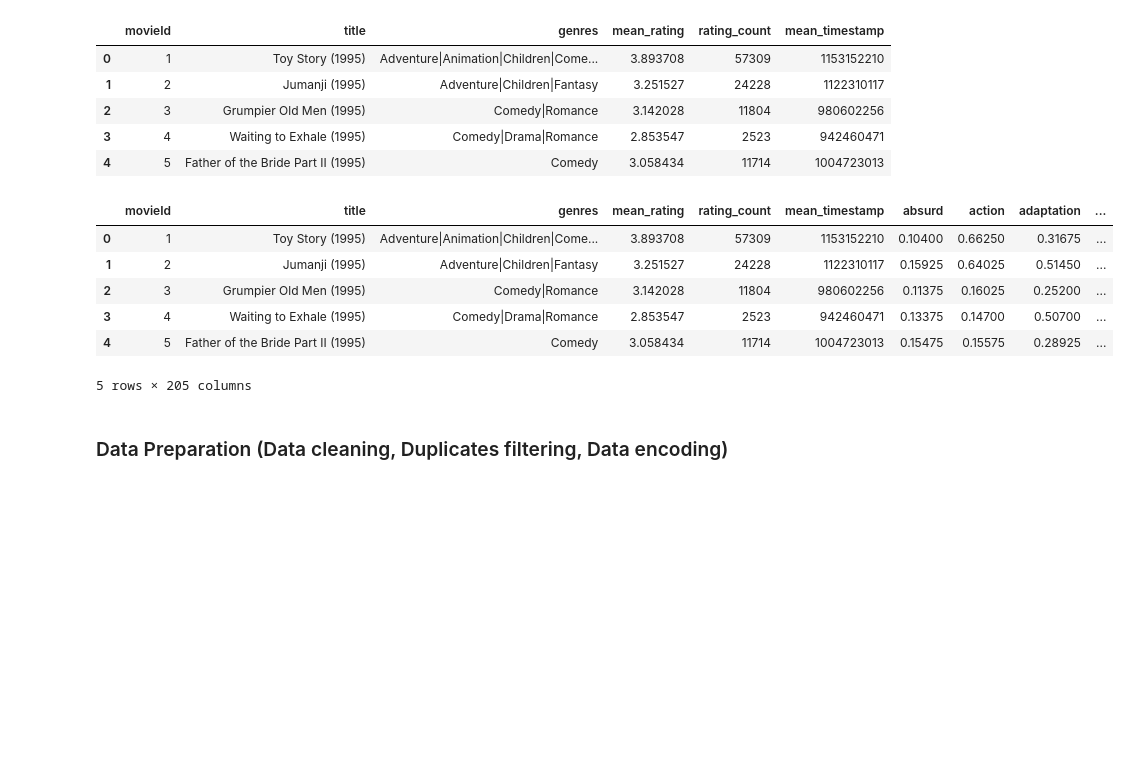
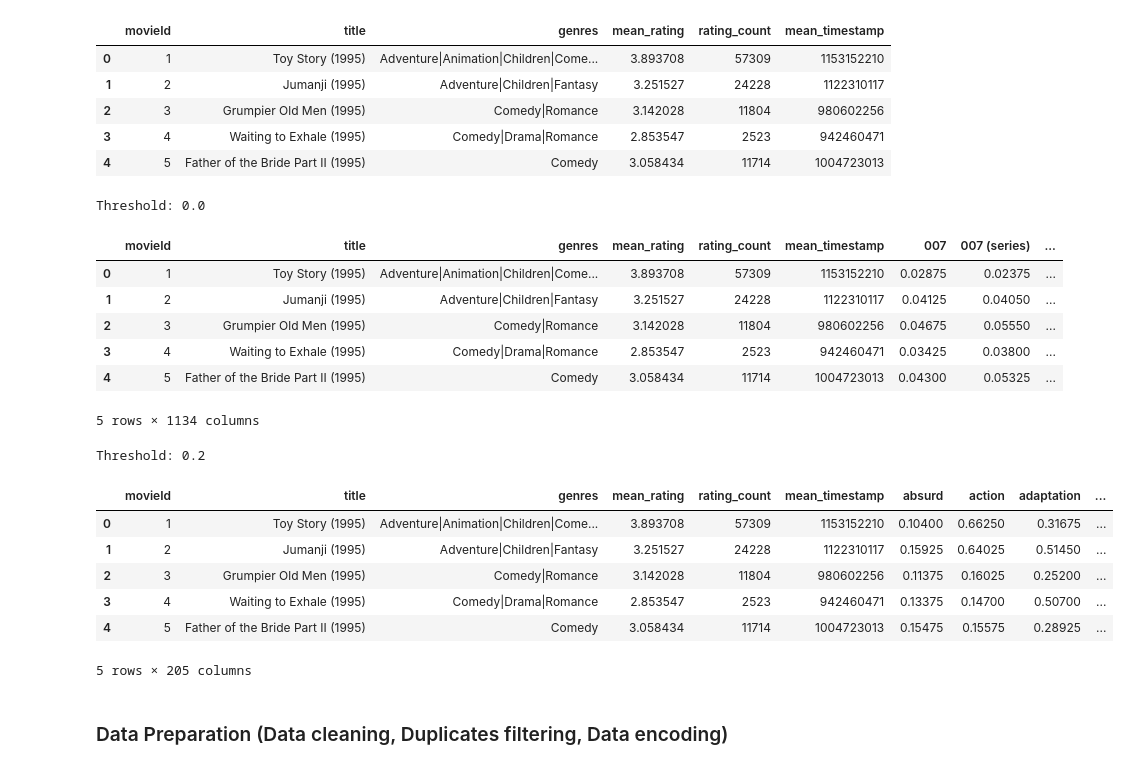
Before and after one commit to nicolopizzo/data-analytics, a Jupyter notebook: analysis.ipynb, the cells around one changed output. Saved outputs shown, nothing was run; the diff lists cells and outputs as text; code cells hidden in the pictures; blank space fills up the shorter version.

Commit message:
Tested different datasets

```diff
--- a/analysis.ipynb
+++ b/analysis.ipynb
@@ -32,6 +32,9 @@ from pytorch_tabular import TabularModel
 from pytorch_tabular.models import CategoryEmbeddingModelConfig
 from pytorch_tabular.config import DataConfig, OptimizerConfig, TrainerConfig, ExperimentConfig
 from pytorch_tabular.models.common.heads import LinearHeadConfig
+# %%
+# test different datasets
+datasets = []
 # %% [markdown]
 ## Data Acquisition
 ##### Flat Acquisition using csv files
@@ -108,31 +111,47 @@ display(df.head())
 | 2 | 3 | Grumpier Old Men (1995) | Comedy|Romance | 3.142028 | 11804 | 980602256 |
 | 3 | 4 | Waiting to Exhale (1995) | Comedy|Drama|Romance | 2.853547 | 2523 | 942460471 |
 | 4 | 5 | Father of the Bride Part II (1995) | Comedy | 3.058434 | 11714 | 1004723013 |
+# %%
+datasets.append({'transform': 'None', 'threshold': 'None', 'year': False, 'tags': True, 'genres': True, 'data': df})
 # %%
 # Group by tagId and compute mean relevance
 mean_relevance = genome_scores.groupby('tagId').mean()['relevance']
 
 # Filter out tags with low mean relevance
-# TODO - test with different thresholds like 0.0, 0.1, 0.2, 0.3, ...
-threshold = 0.2
-good_tags = mean_relevance.where(mean_relevance > threshold).dropna().index
-genome_scores_2 = genome_scores[genome_scores['tagId'].isin(good_tags)]
+# TODO - test with different thresholds like 0.0, 0.2
+for threshold in [0.0, 0.2]:
+    good_tags = mean_relevance.where(mean_relevance > threshold).dropna().index
+    genome_scores_2 = genome_scores[genome_scores['tagId'].isin(good_tags)]
 
-# Merge movies with genome scores
-genome_scores_2['tag'] = genome_scores_2['tagId'].map(genome_tags.set_index('tagId')['tag'].to_dict())
-genome_table = genome_scores_2.pivot_table(index='movieId', columns='tag', values='relevance')
+    # Merge movies with genome scores
+    genome_scores_2['tag'] = genome_scores_2['tagId'].map(genome_tags.set_index('tagId')['tag'].to_dict())
+    genome_table = genome_scores_2.pivot_table(index='movieId', columns='tag', values='relevance')
 
-# Merge movies with genome table
-df = pd.merge(df, genome_table, on='movieId')
-display(df.head())
+    # Merge movies with genome table
+    df_test = pd.merge(df, genome_table, on='movieId')
+    print('Threshold: {}'.format(threshold))
+    display(df_test.head())
+
+    datasets.append({'transform': 'None', 'threshold': threshold, 'year': False, 'tags': True, 'genres': True, 'data': df_test})
+
+datasets = datasets[1:]
 # %% [output]
+Threshold: 0.0
-|  | movieId | title | genres | mean_rating | rating_count | mean_timestamp | absurd | action | adaptation | ... |
-| 0 | 1 | Toy Story (1995) | Adventure|Animation|Children|Come... | 3.893708 | 57309 | 1153152210 | 0.10400 | 0.66250 | 0.31675 | ... |
-| 1 | 2 | Jumanji (1995) | Adventure|Children|Fantasy | 3.251527 | 24228 | 1122310117 | 0.15925 | 0.64025 | 0.51450 | ... |
-| 2 | 3 | Grumpier Old Men (1995) | Comedy|Romance | 3.142028 | 11804 | 980602256 | 0.11375 | 0.16025 | 0.25200 | ... |
-| 3 | 4 | Waiting to Exhale (1995) | Comedy|Drama|Romance | 2.853547 | 2523 | 942460471 | 0.13375 | 0.14700 | 0.50700 | ... |
-| 4 | 5 | Father of the Bride Part II (1995) | Comedy | 3.058434 | 11714 | 1004723013 | 0.15475 | 0.15575 | 0.28925 | ... |
+|  | movieId | title | genres | mean_rating | rating_count | mean_timestamp | 007 | 007 (series) | ... |
+| 0 | 1 | Toy Story (1995) | Adventure|Animation|Children|Come... | 3.893708 | 57309 | 1153152210 | 0.02875 | 0.02375 | ... |
+| 1 | 2 | Jumanji (1995) | Adventure|Children|Fantasy | 3.251527 | 24228 | 1122310117 | 0.04125 | 0.04050 | ... |
+| 2 | 3 | Grumpier Old Men (1995) | Comedy|Romance | 3.142028 | 11804 | 980602256 | 0.04675 | 0.05550 | ... |
+| 3 | 4 | Waiting to Exhale (1995) | Comedy|Drama|Romance | 2.853547 | 2523 | 942460471 | 0.03425 | 0.03800 | ... |
+| 4 | 5 | Father of the Bride Part II (1995) | Comedy | 3.058434 | 11714 | 1004723013 | 0.04300 | 0.05325 | ... |
-5 rows × 205 columns
+5 rows × 1134 columns
+Threshold: 0.2
+|  | movieId | title | genres | mean_rating | rating_count | mean_timestamp | absurd | action | adaptation | ... |
+| 0 | 1 | Toy Story (1995) | Adventure|Animation|Children|Come... | 3.893708 | 57309 | 1153152210 | 0.10400 | 0.66250 | 0.31675 | ... |
+| 1 | 2 | Jumanji (1995) | Adventure|Children|Fantasy | 3.251527 | 24228 | 1122310117 | 0.15925 | 0.64025 | 0.51450 | ... |
+| 2 | 3 | Grumpier Old Men (1995) | Comedy|Romance | 3.142028 | 11804 | 980602256 | 0.11375 | 0.16025 | 0.25200 | ... |
+| 3 | 4 | Waiting to Exhale (1995) | Comedy|Drama|Romance | 2.853547 | 2523 | 942460471 | 0.13375 | 0.14700 | 0.50700 | ... |
+| 4 | 5 | Father of the Bride Part II (1995) | Comedy | 3.058434 | 11714 | 1004723013 | 0.15475 | 0.15575 | 0.28925 | ... |
+5 rows × 205 columns
 # %% [markdown]
 ### Data Preparation (Data cleaning, Duplicates filtering, Data encoding)
 # %% [markdown]
```
Also changed, not shown: parts of 21 cells of this notebook.
